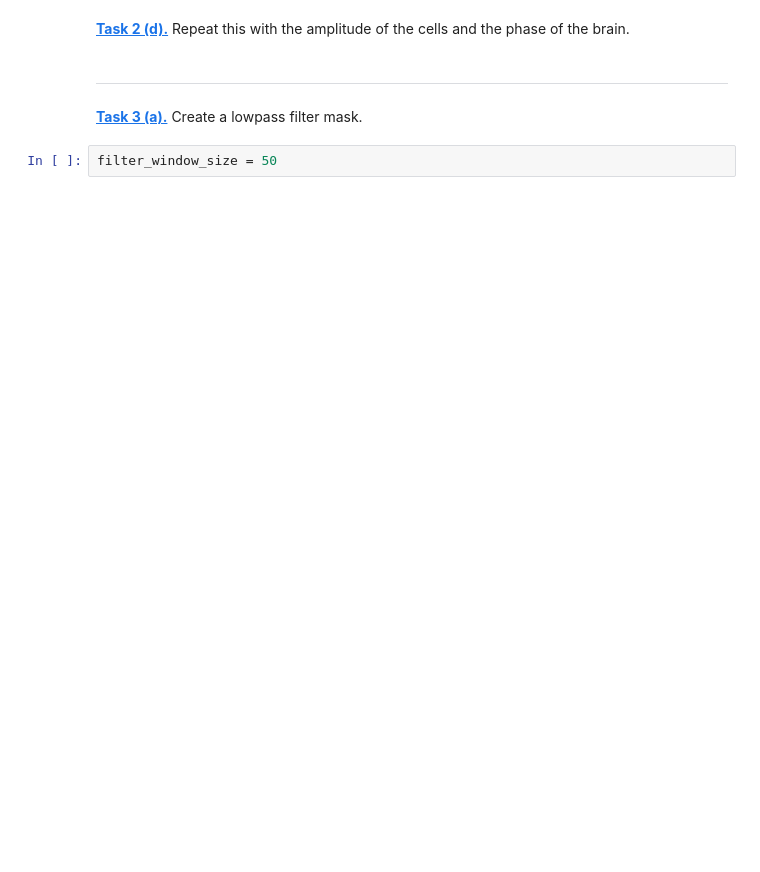
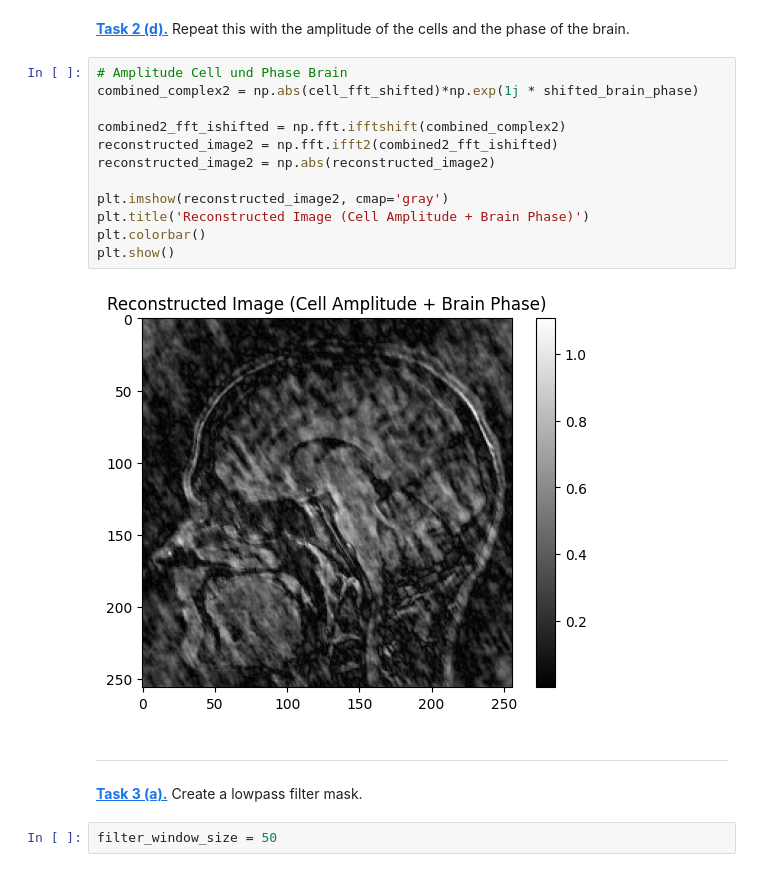
Before and after one commit to LutzReh/Lutz-tries-to-code, a Jupyter notebook: fourier.ipynb, the cells around one changed output. Saved outputs shown, nothing was run; the diff lists cells and outputs as text; blank space fills up the shorter version.

```diff
--- a/fourier.ipynb
+++ b/fourier.ipynb
@@ -165,5 +187,19 @@ def to_complex_array(amplitude_array, phase_array):
 # %% [markdown]
 **[Task 2 (d).]()** Repeat this with the amplitude of the cells and the phase of the brain.
+# %%
+# Amplitude Cell und Phase Brain
+combined_complex2 = np.abs(cell_fft_shifted)*np.exp(1j * shifted_brain_phase)
+
+combined2_fft_ishifted = np.fft.ifftshift(combined_complex2)
+reconstructed_image2 = np.fft.ifft2(combined2_fft_ishifted)
+reconstructed_image2 = np.abs(reconstructed_image2)
+
+plt.imshow(reconstructed_image2, cmap='gray')
+plt.title('Reconstructed Image (Cell Amplitude + Brain Phase)')
+plt.colorbar()
+plt.show()
+# %% [output]
+[figure, added]
 # %% [markdown]
 ---
 # %% [markdown]
```
Also changed, not shown: parts of 13 cells of this notebook.
